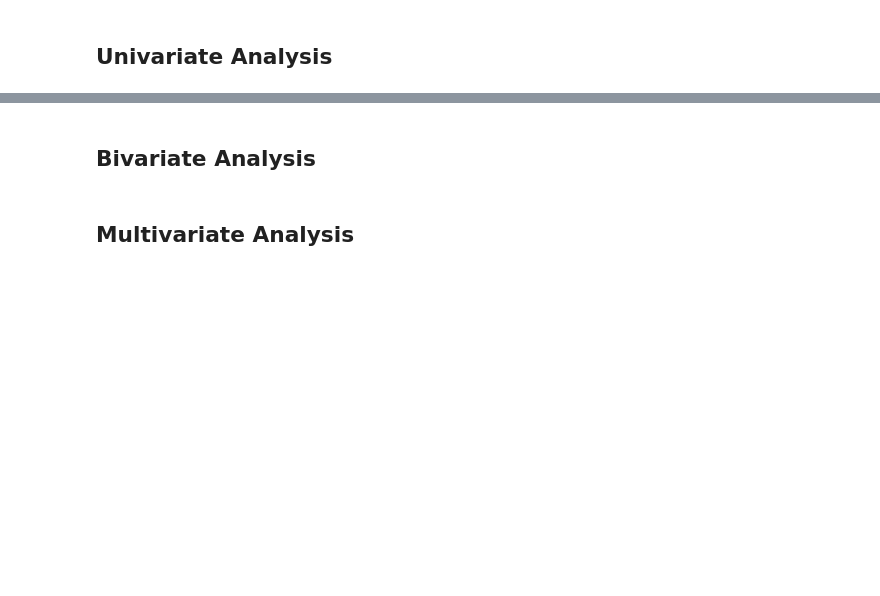
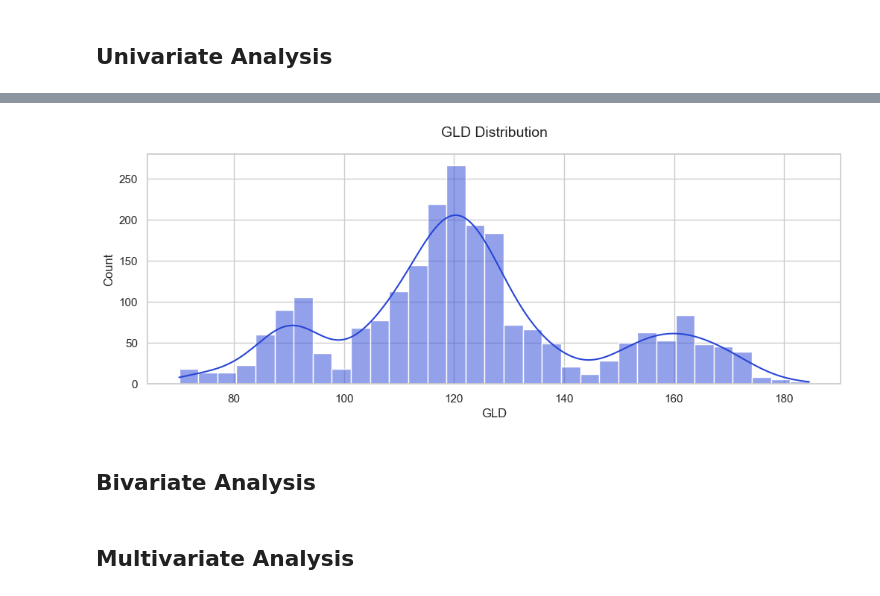
Before and after one commit to tshihab07/gold-price-forecasting, a Jupyter notebook: notebookes/dataPreprocessing.ipynb, the cells around one changed output, grey strips where cells are left out. Saved outputs shown, nothing was run; the diff lists cells and outputs as text; code cells hidden in the pictures; blank space fills up the shorter version.

```diff
--- a/notebookes/dataPreprocessing.ipynb
+++ b/notebookes/dataPreprocessing.ipynb
@@ -148,3 +208,14 @@ plt.grid(True, alpha=0.3)
+# %%
+""" Histogram to Check Data Distribution """
+# figure size
+plt.subplots(figsize=(12, 4))
+
+# plot histogram with KDE
+sns.histplot(df['GLD'], kde=True, color='#2845D6')
+plt.title('GLD Distribution', fontsize=14, y=1.05)
+plt.show()
+# %% [output]
+[figure, added]
 # %% [markdown]
 ## **Bivariate Analysis**
 # %% [markdown]
```
Also changed, not shown: parts of 9 cells of this notebook.
